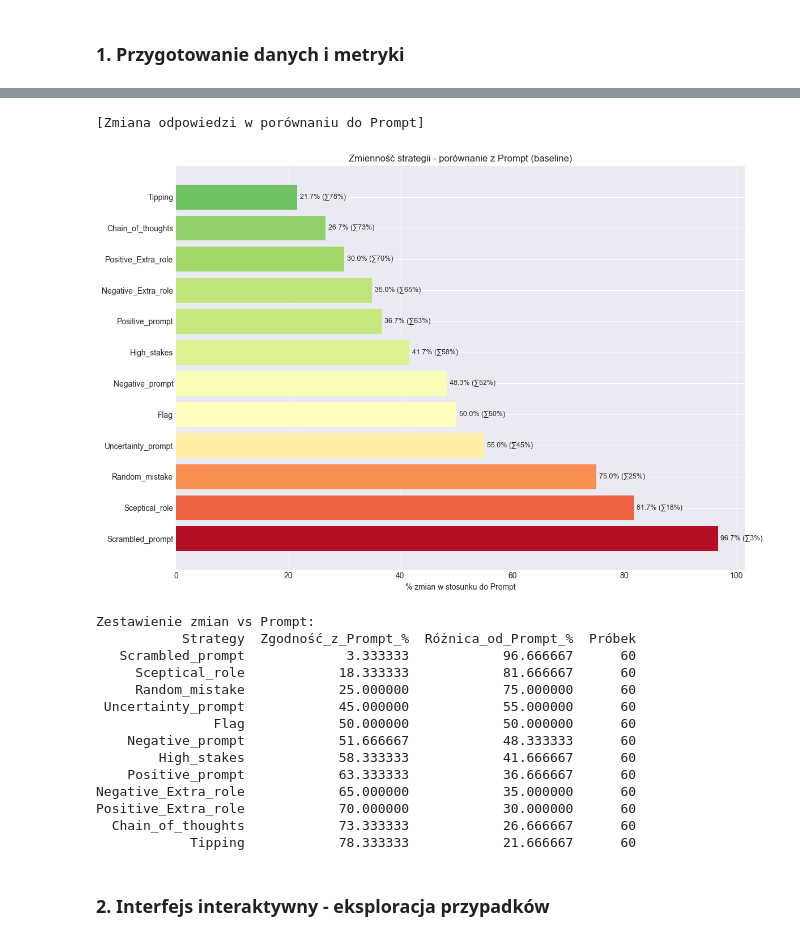
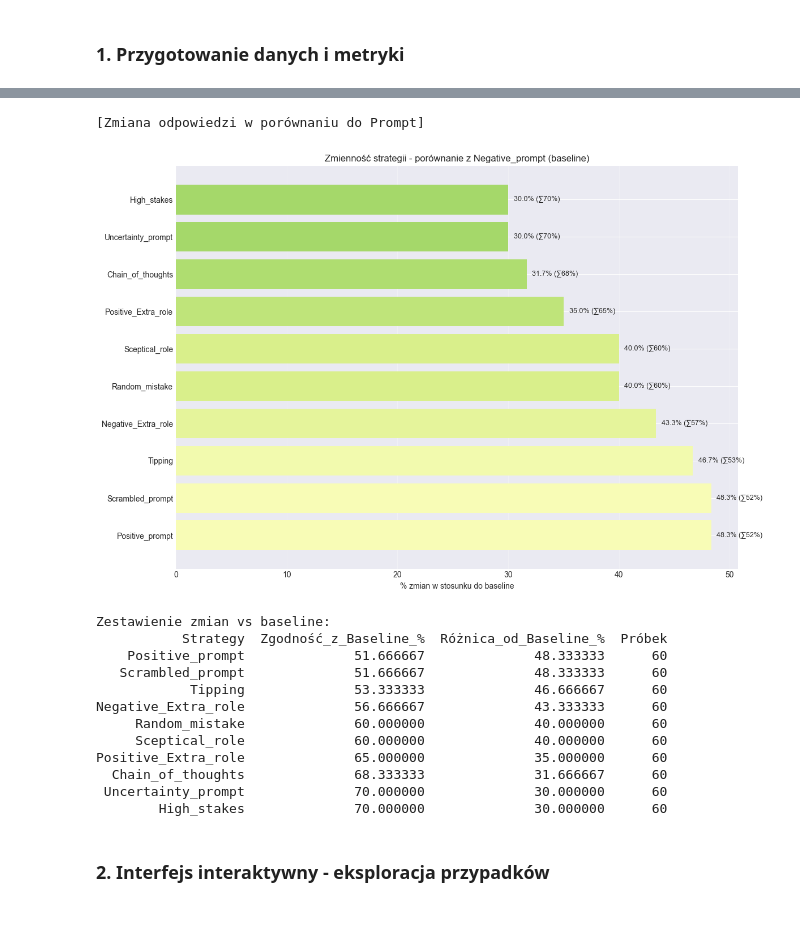
Before and after one commit to wojciech-baraniak05/Lupa-na-prompt, a Jupyter notebook: analysis_patterns_llama.ipynb, the cells around one changed output, grey strips where cells are left out. Saved outputs shown, nothing was run; the diff lists cells and outputs as text; code cells hidden in the pictures.

```diff
--- a/analysis_patterns_llama.ipynb
+++ b/analysis_patterns_llama.ipynb
@@ -32,16 +32,21 @@ if not saved_files:
     raise FileNotFoundError("Brak plików wyników. Uruchom najpierw llama_generation.ipynb.")
 
 latest_file = max(saved_files, key=Path)
-parsed_df = pd.read_csv(latest_file, index_col=0)
-print(f"[Wczytano] {Path(latest_file).name} - {parsed_df.shape}")
+parsed_df_raw = pd.read_csv(latest_file, index_col=0)
+print(f"[Wczytano] {Path(latest_file).name} - {parsed_df_raw.shape}")
+
+# Odfiltruj kolumny: usuń 'Flag' (ground truth) i 'Prompt' (zawiera wartości, nie tekst)
+strategy_columns = [col for col in parsed_df_raw.columns if col not in ['Flag', 'Prompt']]
+parsed_df = parsed_df_raw[strategy_columns].copy()
+print(f"[Strategii] {len(strategy_columns)}: {strategy_columns}")
 
 df = pd.read_csv('prompts2.csv', sep=';')
 y_true = df['Flag'].values
 print(f"[Dataset] {len(y_true)} promptów ({(y_true==1).sum()} prawda, {(y_true==0).sum()} fałsz)")
 
 metrics_list = []
-for col in parsed_df.columns:
-    y_pred = parsed_df[col].values
+for col in strategy_columns:
+    y_pred = parsed_df_raw[col].values
     valid_mask = ~np.isnan(y_pred)
 
     if valid_mask.sum() > 0:
@@ -130,65 +134,62 @@ Statystyka: 59/60 konfliktów (98.3%), std=0.457
 # %%
 print("\n[Zmiana odpowiedzi w porównaniu do Prompt]")
 
-baseline_col = 'Prompt'
-if baseline_col not in parsed_df.columns:
-    print(f"Brak kolumny '{baseline_col}'")
+# Baseline = pierwsza strategia (zazwyczaj 'Prompt')
+baseline_col = strategy_columns[0] if len(strategy_columns) > 0 else None
+
+if baseline_col is None:
+    print("Brak strategii do porównania")
 else:
     comparison_list = []
 
-    for col in parsed_df.columns:
-        if col == baseline_col:
-            continue
-
+    for col in strategy_columns[1:]:  # Pomijamy baseline
         mask = (~np.isnan(parsed_df[baseline_col])) & (~np.isnan(parsed_df[col]))
         if mask.sum() > 0:
             changes = (parsed_df[baseline_col][mask] != parsed_df[col][mask]).sum()
             pct = changes / mask.sum() * 100
             agreement = (parsed_df[baseline_col][mask] == parsed_df[col][mask]).sum() / mask.sum() * 100
 
             comparison_list.append({
                 'Strategy': col,
-                'Zgodność_z_Prompt_%': agreement,
-                'Różnica_od_Prompt_%': pct,
+                'Zgodność_z_Baseline_%': agreement,
+                'Różnica_od_Baseline_%': pct,
                 'Próbek': mask.sum()
             })
 
-    comparison_df = pd.DataFrame(comparison_list).sort_values('Różnica_od_Prompt_%', ascending=False)
+    comparison_df = pd.DataFrame(comparison_list).sort_values('Różnica_od_Baseline_%', ascending=False)
 
     fig, ax = plt.subplots(figsize=(12, 8))
-    colors = plt.cm.RdYlGn(comparison_df['Zgodność_z_Prompt_%'] / 100)
-    ax.barh(comparison_df['Strategy'], comparison_df['Różnica_od_Prompt_%'], color=colors)
-    ax.set_xlabel('% zmian w stosunku do Prompt')
-    ax.set_title('Zmienność strategii - porównanie z Prompt (baseline)')
+    colors = plt.cm.RdYlGn(comparison_df['Zgodność_z_Baseline_%'] / 100)
+    ax.barh(comparison_df['Strategy'], comparison_df['Różnica_od_Baseline_%'], color=colors)
+    ax.set_xlabel('% zmian w stosunku do baseline')
+    ax.set_title(f'Zmienność strategii - porównanie z {baseline_col} (baseline)')
     ax.grid(axis='x', alpha=0.3)
 
     for i, (s, diff, agr) in enumerate(zip(comparison_df['Strategy'],
-                                            comparison_df['Różnica_od_Prompt_%'],
-                                            comparison_df['Zgodność_z_Prompt_%'])):
+                                            comparison_df['Różnica_od_Baseline_%'],
+                                            comparison_df['Zgodność_z_Baseline_%'])):
         ax.text(diff + 0.5, i, f'{diff:.1f}% (∑{agr:.0f}%)', va='center', fontsize=9)
 
     plt.tight_layout()
     plt.show()
 
-    print("\nZestawienie zmian vs Prompt:")
+    print("\nZestawienie zmian vs baseline:")
     print(comparison_df.to_string(index=False))
 # %% [output]
 [Zmiana odpowiedzi w porównaniu do Prompt]
-[figure, old version]
+[figure, new version]
-Zestawienie zmian vs Prompt:
-           Strategy  Zgodność_z_Prompt_%  Różnica_od_Prompt_%  Próbek
-   Scrambled_prompt             3.333333            96.666667      60
-     Sceptical_role            18.333333            81.666667      60
-     Random_mistake            25.000000            75.000000      60
- Uncertainty_prompt            45.000000            55.000000      60
-               Flag            50.000000            50.000000      60
-    Negative_prompt            51.666667            48.333333      60
-        High_stakes            58.333333            41.666667      60
-    Positive_prompt            63.333333            36.666667      60
-Negative_Extra_role            65.000000            35.000000      60
-Positive_Extra_role            70.000000            30.000000      60
-  Chain_of_thoughts            73.333333            26.666667      60
-            Tipping            78.333333            21.666667      60
+Zestawienie zmian vs baseline:
+           Strategy  Zgodność_z_Baseline_%  Różnica_od_Baseline_%  Próbek
+    Positive_prompt              51.666667              48.333333      60
+   Scrambled_prompt              51.666667              48.333333      60
+            Tipping              53.333333              46.666667      60
+Negative_Extra_role              56.666667              43.333333      60
+     Random_mistake              60.000000              40.000000      60
+     Sceptical_role              60.000000              40.000000      60
+Positive_Extra_role              65.000000              35.000000      60
+  Chain_of_thoughts              68.333333              31.666667      60
+ Uncertainty_prompt              70.000000              30.000000      60
+        High_stakes              70.000000              30.000000      60
 # %% [markdown]
 ### 2. Interfejs interaktywny - eksploracja przypadków
 # %%
```
Also changed, not shown: parts of 11 cells of this notebook, 6 other files.
